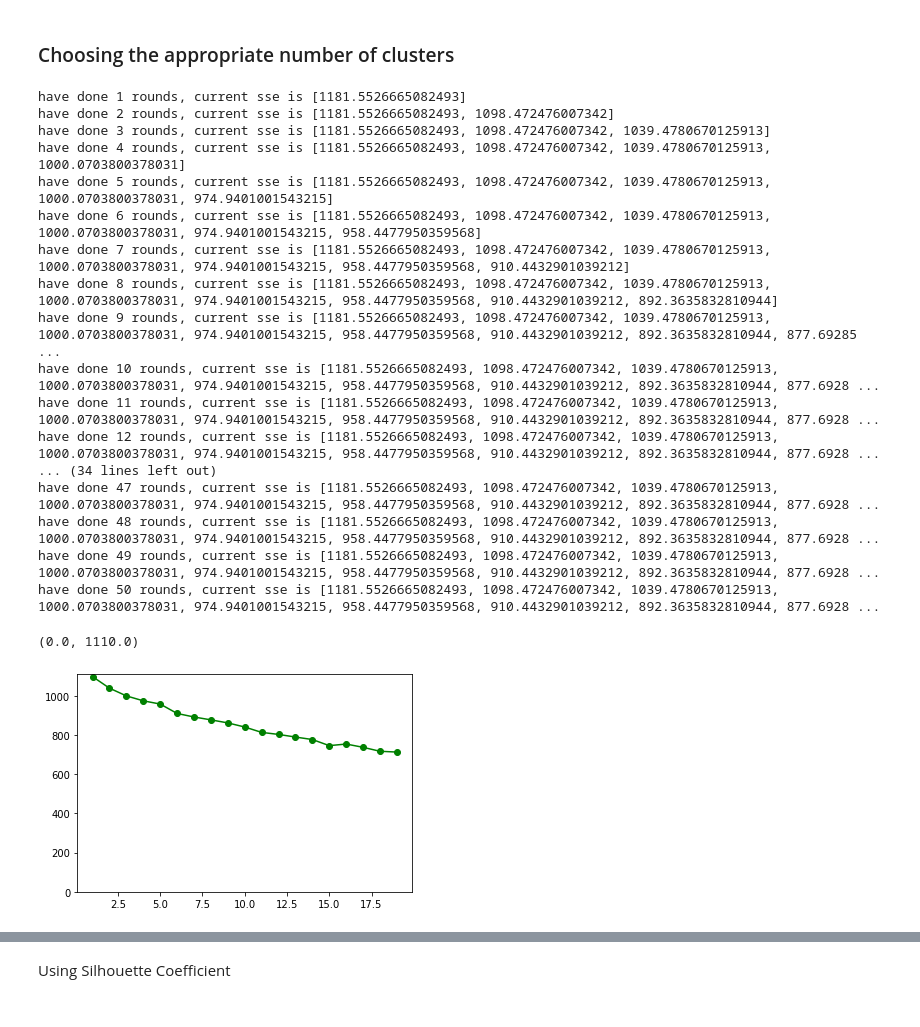
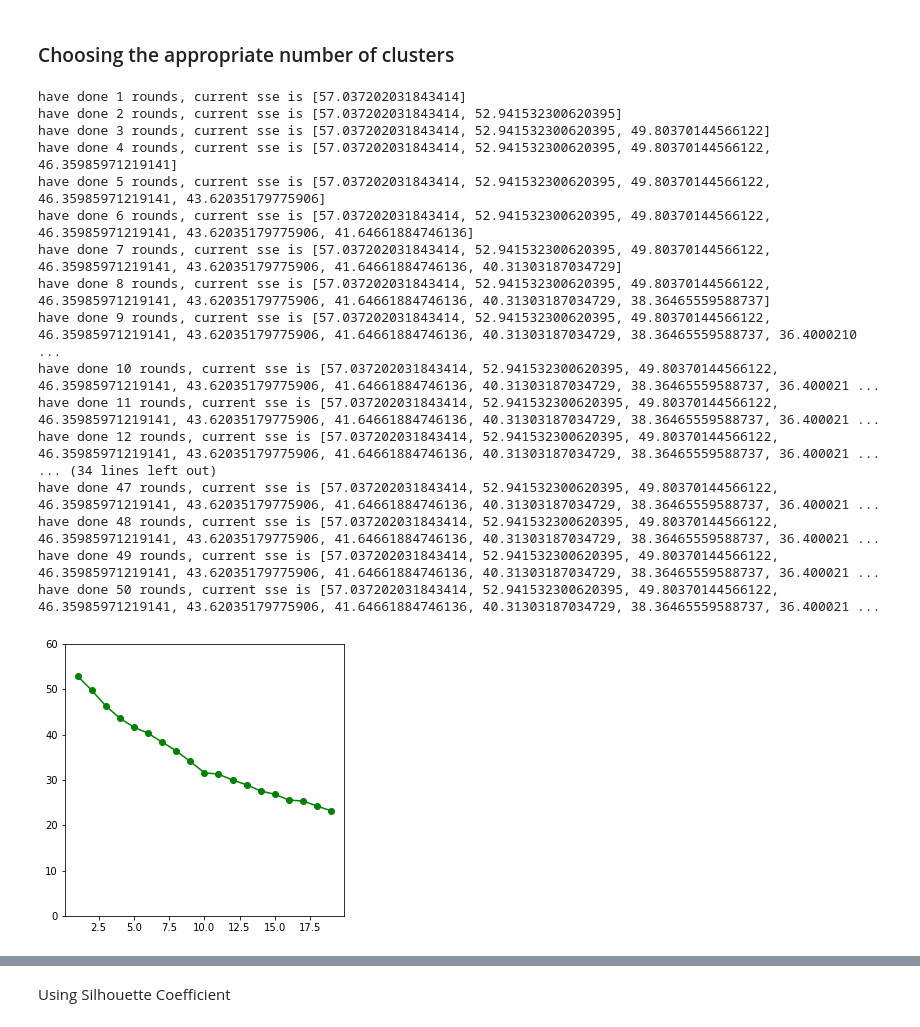
Before and after one commit to jsirait/honor_thesis, a Jupyter notebook: 10 - Clustering with features selection.ipynb, the cells around one changed output, grey strips where cells are left out. Drawn from its saved outputs; the diff is of its cells as text; code cells hidden in the pictures.

Commit message:
kind of finalized clustering

```diff
--- a/10 - Clustering with features selection.ipynb
+++ b/10 - Clustering with features selection.ipynb
@@ -266,0 +387,2 @@ For starters, let's try 5 clusters
+# %%
+not_just_zeroes = [idx for idx in range(len(new_features_laplacian)) if (min(new_features_laplacian[idx]), max(new_features_laplacian[idx])) != (0.0, 0.0)]
@@ -266,0 +393,2 @@ For starters, let's try 5 clusters
+# %%
+new_features_laplacian = [new_features_laplacian[i] for i in not_just_zeroes]
@@ -267,6 +404,6 @@ For starters, let's try 5 clusters
 # %%
 kmeans5 = KMeans(init = "random",
-               n_clusters = 50,
+               n_clusters = 5,
                n_init = 10,
                max_iter = 100)
 # %%
@@ -295,33 +432,34 @@ kmeans_kwargs = {
 sse = []
 for k in range(1,51):
     kmeans = KMeans(n_clusters = k, **kmeans_kwargs)
-    kmeans.fit(new_features)
+    kmeans.fit(new_features_laplacian)
     sse.append(kmeans.inertia_)
     print(f"have done {k} rounds, current sse is {sse}")
 # %% [output]
-have done 1 rounds, current sse is [1181.5526665082493]
-have done 2 rounds, current sse is [1181.5526665082493, 1098.472476007342]
-have done 3 rounds, current sse is [1181.5526665082493, 1098.472476007342, 1039.4780670125913]
-have done 4 rounds, current sse is [1181.5526665082493, 1098.472476007342, 1039.4780670125913, 1000.0703800378031]
-have done 5 rounds, current sse is [1181.5526665082493, 1098.472476007342, 1039.4780670125913, 1000.0703800378031, 974.9401001543215]
-have done 6 rounds, current sse is [1181.5526665082493, 1098.472476007342, 1039.4780670125913, 1000.0703800378031, 974.9401001543215, 958.4477950359568]
-have done 7 rounds, current sse is [1181.5526665082493, 1098.472476007342, 1039.4780670125913, 1000.0703800378031, 974.9401001543215, 958.4477950359568, 910.4432901039212]
-have done 8 rounds, current sse is [1181.5526665082493, 1098.472476007342, 1039.4780670125913, 1000.0703800378031, 974.9401001543215, 958.4477950359568, 910.4432901039212, 892.3635832810944]
-have done 9 rounds, current sse is [1181.5526665082493, 1098.472476007342, 1039.4780670125913, 1000.0703800378031, 974.9401001543215, 958.4477950359568, 910.4432901039212, 892.3635832810944, 877.69285 ...
-have done 10 rounds, current sse is [1181.5526665082493, 1098.472476007342, 1039.4780670125913, 1000.0703800378031, 974.9401001543215, 958.4477950359568, 910.4432901039212, 892.3635832810944, 877.6928 ...
-have done 11 rounds, current sse is [1181.5526665082493, 1098.472476007342, 1039.4780670125913, 1000.0703800378031, 974.9401001543215, 958.4477950359568, 910.4432901039212, 892.3635832810944, 877.6928 ...
-have done 12 rounds, current sse is [1181.5526665082493, 1098.472476007342, 1039.4780670125913, 1000.0703800378031, 974.9401001543215, 958.4477950359568, 910.4432901039212, 892.3635832810944, 877.6928 ...
+have done 1 rounds, current sse is [57.037202031843414]
+have done 2 rounds, current sse is [57.037202031843414, 52.941532300620395]
+have done 3 rounds, current sse is [57.037202031843414, 52.941532300620395, 49.80370144566122]
+have done 4 rounds, current sse is [57.037202031843414, 52.941532300620395, 49.80370144566122, 46.35985971219141]
+have done 5 rounds, current sse is [57.037202031843414, 52.941532300620395, 49.80370144566122, 46.35985971219141, 43.62035179775906]
+have done 6 rounds, current sse is [57.037202031843414, 52.941532300620395, 49.80370144566122, 46.35985971219141, 43.62035179775906, 41.64661884746136]
+have done 7 rounds, current sse is [57.037202031843414, 52.941532300620395, 49.80370144566122, 46.35985971219141, 43.62035179775906, 41.64661884746136, 40.31303187034729]
+have done 8 rounds, current sse is [57.037202031843414, 52.941532300620395, 49.80370144566122, 46.35985971219141, 43.62035179775906, 41.64661884746136, 40.31303187034729, 38.36465559588737]
+have done 9 rounds, current sse is [57.037202031843414, 52.941532300620395, 49.80370144566122, 46.35985971219141, 43.62035179775906, 41.64661884746136, 40.31303187034729, 38.36465559588737, 36.4000210 ...
+have done 10 rounds, current sse is [57.037202031843414, 52.941532300620395, 49.80370144566122, 46.35985971219141, 43.62035179775906, 41.64661884746136, 40.31303187034729, 38.36465559588737, 36.400021 ...
+have done 11 rounds, current sse is [57.037202031843414, 52.941532300620395, 49.80370144566122, 46.35985971219141, 43.62035179775906, 41.64661884746136, 40.31303187034729, 38.36465559588737, 36.400021 ...
+have done 12 rounds, current sse is [57.037202031843414, 52.941532300620395, 49.80370144566122, 46.35985971219141, 43.62035179775906, 41.64661884746136, 40.31303187034729, 38.36465559588737, 36.400021 ...
 ... (34 lines left out)
-have done 47 rounds, current sse is [1181.5526665082493, 1098.472476007342, 1039.4780670125913, 1000.0703800378031, 974.9401001543215, 958.4477950359568, 910.4432901039212, 892.3635832810944, 877.6928 ...
-have done 48 rounds, current sse is [1181.5526665082493, 1098.472476007342, 1039.4780670125913, 1000.0703800378031, 974.9401001543215, 958.4477950359568, 910.4432901039212, 892.3635832810944, 877.6928 ...
-have done 49 rounds, current sse is [1181.5526665082493, 1098.472476007342, 1039.4780670125913, 1000.0703800378031, 974.9401001543215, 958.4477950359568, 910.4432901039212, 892.3635832810944, 877.6928 ...
-have done 50 rounds, current sse is [1181.5526665082493, 1098.472476007342, 1039.4780670125913, 1000.0703800378031, 974.9401001543215, 958.4477950359568, 910.4432901039212, 892.3635832810944, 877.6928 ...
+have done 47 rounds, current sse is [57.037202031843414, 52.941532300620395, 49.80370144566122, 46.35985971219141, 43.62035179775906, 41.64661884746136, 40.31303187034729, 38.36465559588737, 36.400021 ...
+have done 48 rounds, current sse is [57.037202031843414, 52.941532300620395, 49.80370144566122, 46.35985971219141, 43.62035179775906, 41.64661884746136, 40.31303187034729, 38.36465559588737, 36.400021 ...
+have done 49 rounds, current sse is [57.037202031843414, 52.941532300620395, 49.80370144566122, 46.35985971219141, 43.62035179775906, 41.64661884746136, 40.31303187034729, 38.36465559588737, 36.400021 ...
+have done 50 rounds, current sse is [57.037202031843414, 52.941532300620395, 49.80370144566122, 46.35985971219141, 43.62035179775906, 41.64661884746136, 40.31303187034729, 38.36465559588737, 36.400021 ...
 # %%
+figure(figsize=(5, 5)) #, dpi=80)
 plt.plot(range(1,20),sse[1:20],"go-")
-plt.ylim([0,1110])
+plt.ylim([0,60])
+plt.ticklabel_format(style = 'plain')
 # %% [output]
-(0.0, 1110.0)
-[figure, old version]
+[figure, new version]
 # %%
 kl = KneeLocator(range(1,20), sse[1:20], curve="convex", direction="decreasing")
 kl.elbow
```
Also changed, not shown: parts of 152 cells of this notebook, 1 other file.
